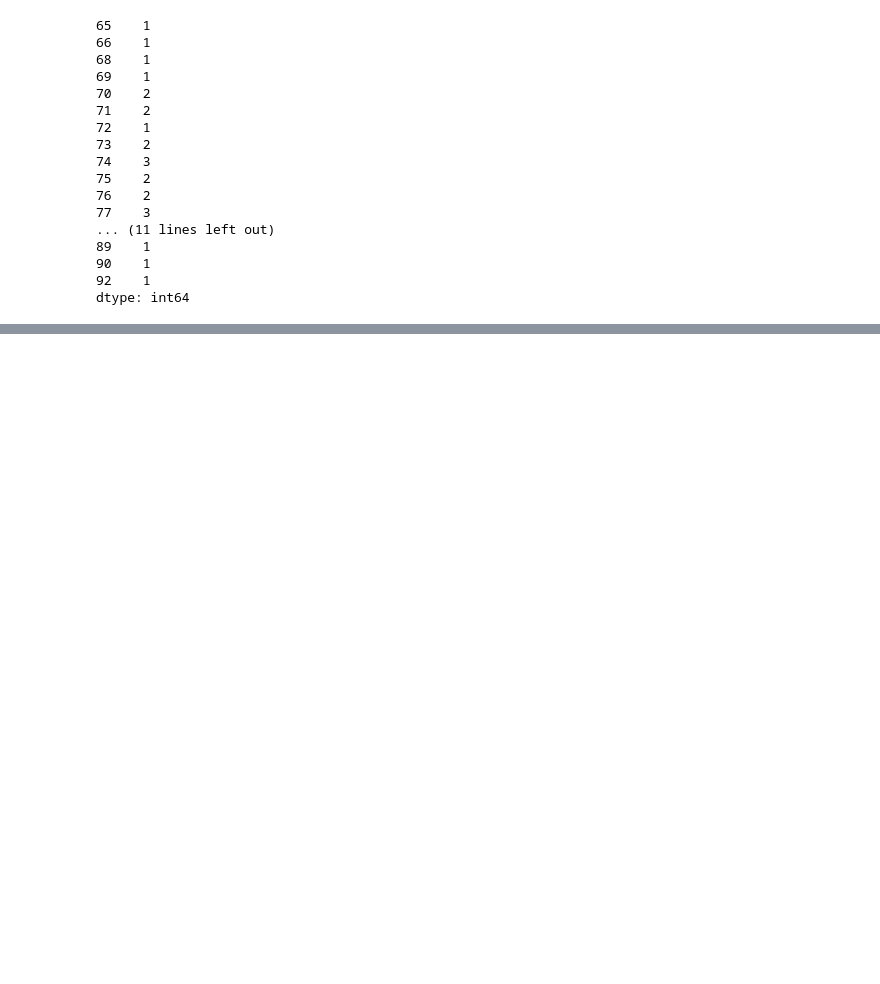
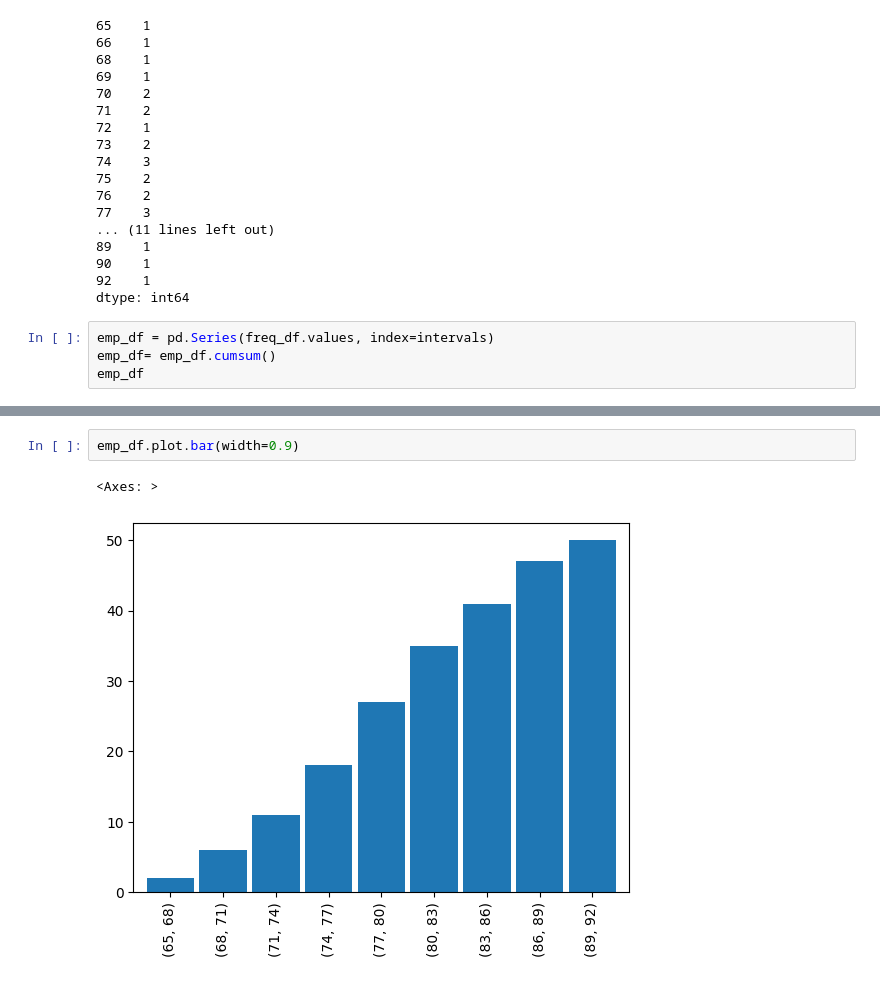
Before and after one commit to Jrol123/MathStat, a Jupyter notebook: HM/H1/H1.ipynb, the cells around one changed output, grey strips where cells are left out. Saved outputs shown, nothing was run; the diff lists cells and outputs as text; blank space fills up the shorter version.

```diff
--- a/HM/H1/H1.ipynb
+++ b/HM/H1/H1.ipynb
@@ -138,3 +138,7 @@ discr_df
 90    1
 92    1
 dtype: int64
+# %%
+emp_df = pd.Series(freq_df.values, index=intervals)
+emp_df= emp_df.cumsum()
+emp_df
@@ -140,0 +156,5 @@ dtype: int64
+# %%
+emp_df.plot.bar(width=0.9)
+# %% [output]
+<Axes: >
+[figure, added]
```
Also changed, not shown: parts of 2 cells of this notebook.
